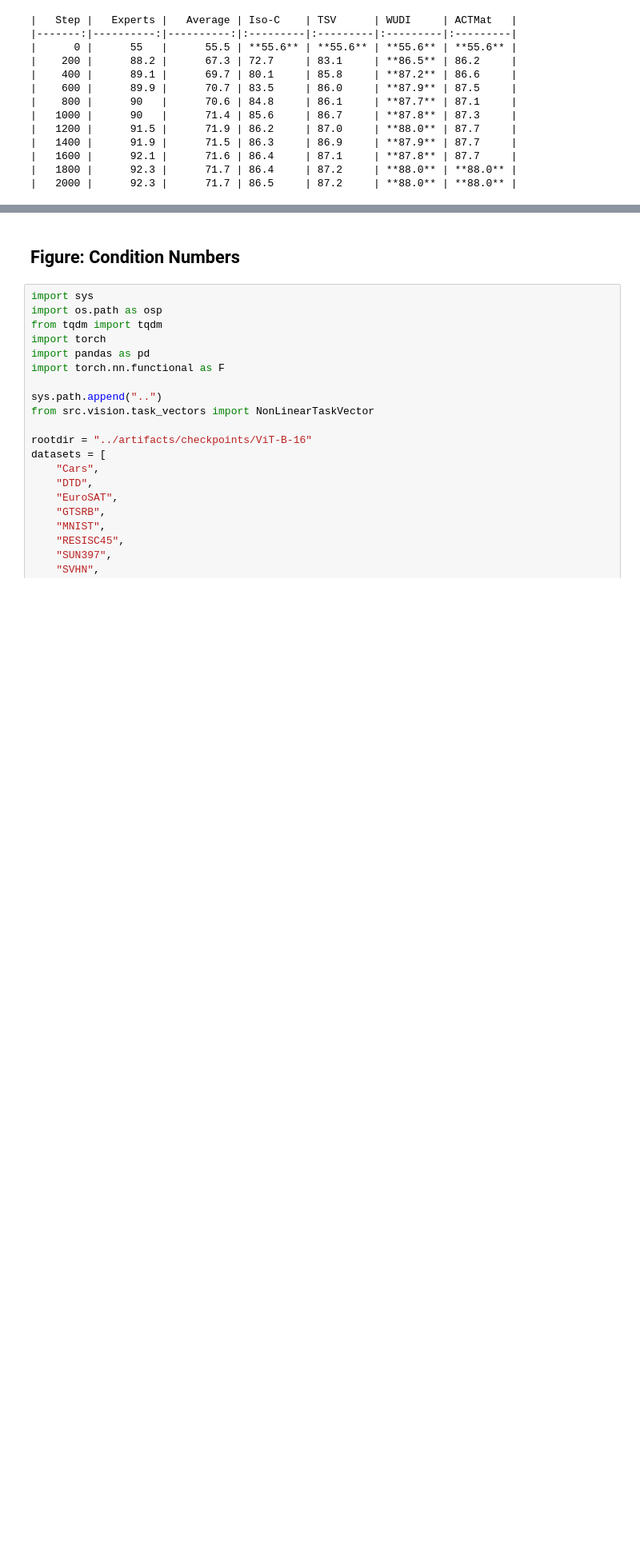
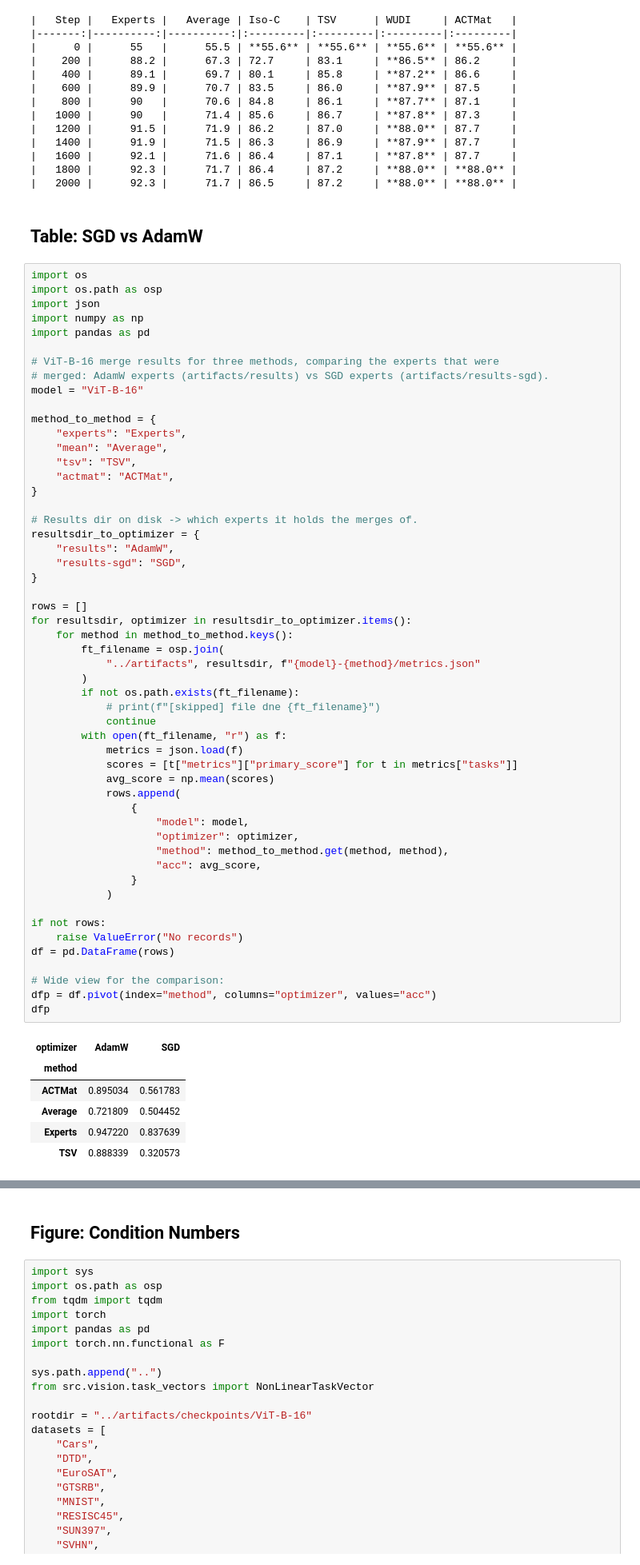
Before and after one commit to marawangamal/actmat, a Jupyter notebook: scripts/analysis.ipynb, the cells around one changed output, grey strips where cells are left out. Shown at 80% size. Drawn from its saved outputs; the diff is of its cells as text; blank space fills up the shorter version.

Commit message:
Exp: add results

```diff
--- a/scripts/analysis.ipynb
+++ b/scripts/analysis.ipynb
@@ -2037,3 +2037,65 @@ print(dfp.apply(bold_best, fmt="md", axis=1).to_markdown())
 |   1600 |      92.1 |      71.6 | 86.4     | 87.1     | **87.8** | 87.7     |
 |   1800 |      92.3 |      71.7 | 86.4     | 87.2     | **88.0** | **88.0** |
 |   2000 |      92.3 |      71.7 | 86.5     | 87.2     | **88.0** | **88.0** |
+# %% [markdown]
+## Table: SGD vs AdamW
+# %%
+import os
+import os.path as osp
+import json
+import numpy as np
+import pandas as pd
+
+# ViT-B-16 merge results for three methods, comparing the experts that were
+# merged: AdamW experts (artifacts/results) vs SGD experts (artifacts/results-sgd).
+model = "ViT-B-16"
+
+method_to_method = {
+    "experts": "Experts",
+    "mean": "Average",
+    "tsv": "TSV",
+    "actmat": "ACTMat",
+}
+
+# Results dir on disk -> which experts it holds the merges of.
+resultsdir_to_optimizer = {
+    "results": "AdamW",
+    "results-sgd": "SGD",
+}
+
+rows = []
+for resultsdir, optimizer in resultsdir_to_optimizer.items():
+    for method in method_to_method.keys():
+        ft_filename = osp.join(
+            "../artifacts", resultsdir, f"{model}-{method}/metrics.json"
+        )
+        if not os.path.exists(ft_filename):
+            # print(f"[skipped] file dne {ft_filename}")
+            continue
+        with open(ft_filename, "r") as f:
+            metrics = json.load(f)
+            scores = [t["metrics"]["primary_score"] for t in metrics["tasks"]]
+            avg_score = np.mean(scores)
+            rows.append(
+                {
+                    "model": model,
+                    "optimizer": optimizer,
+                    "method": method_to_method.get(method, method),
+                    "acc": avg_score,
+                }
+            )
+
+if not rows:
+    raise ValueError("No records")
+df = pd.DataFrame(rows)
+
+# Wide view for the comparison:
+dfp = df.pivot(index="method", columns="optimizer", values="acc")
+dfp
+# %% [output]
+| optimizer | AdamW | SGD |
+| method |  |  |
+| ACTMat | 0.895034 | 0.561783 |
+| Average | 0.721809 | 0.504452 |
+| Experts | 0.947220 | 0.837639 |
+| TSV | 0.888339 | 0.320573 |
```
Also changed, not shown: parts of 1 cell of this notebook, 20 other files.
